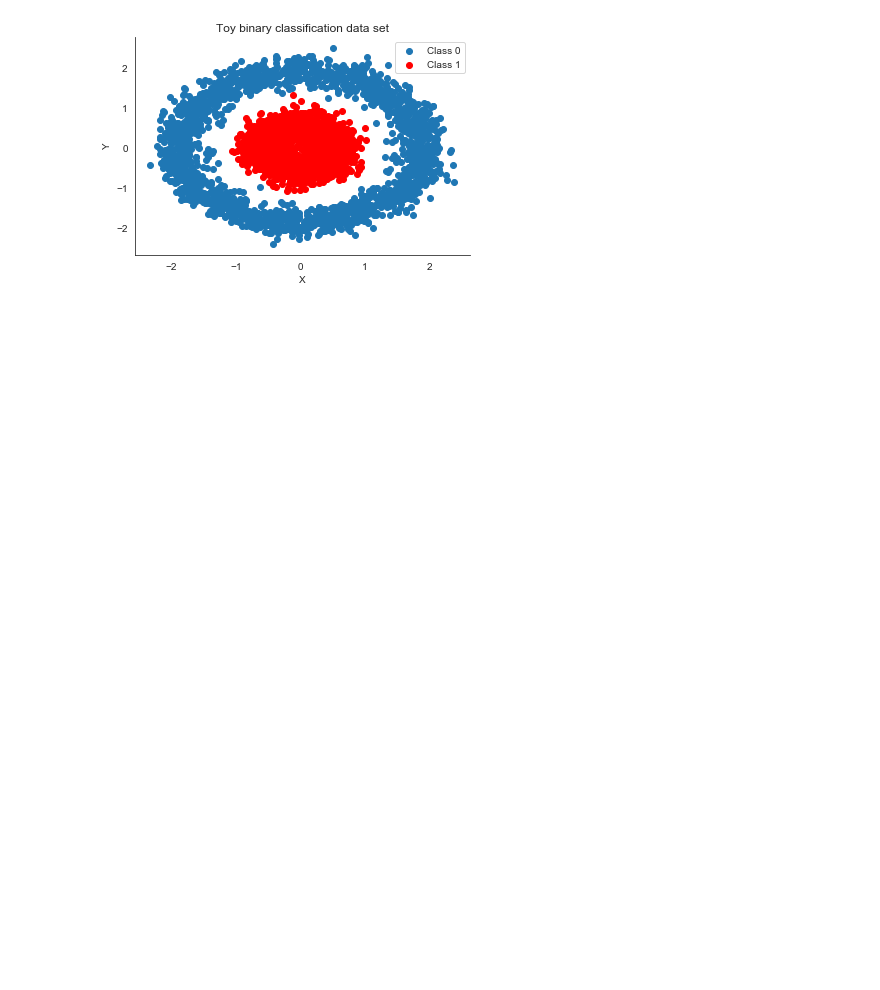
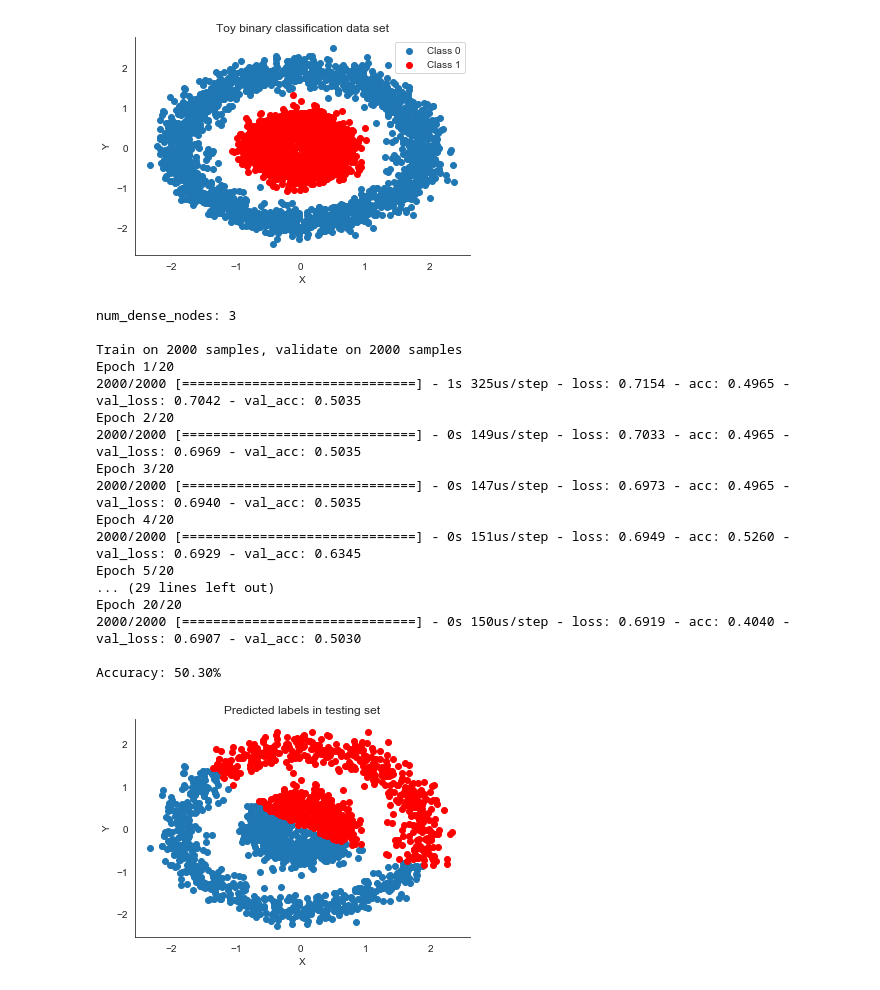
Before and after one commit to soulforger0/GPopt_4_Bayesian_NN, a Jupyter notebook: GPopt_4_NN.ipynb, the cells around one changed output. Cells and saved outputs as stored; diff of their text form; code cells hidden in the pictures; blank space fills up the shorter version.

```diff
--- a/GPopt_4_NN.ipynb
+++ b/GPopt_4_NN.ipynb
@@ -53,0 +82,9 @@ default_parameters = [2]
+# %%
+best_accuracy = 0.0
+best_parameter = 0
+
+# keep a list of tried parameter
+parameter_hist = []
+
+# keep a list of accuracy hist
+acc_hist = []
@@ -53,0 +183,34 @@ default_parameters = [2]
+# %%
+
+# test a NN with hand pick paranmeter
+fitness(x=[3])
+
+
+# reset all history and best accuracy
+best_accuracy = 0.0
+best_parameter = 0
+
+# keep a list of tried parameter
+parameter_hist = []
+
+# keep a list of accuracy hist
+acc_hist = []
+# %% [output]
+num_dense_nodes: 3
+
+Train on 2000 samples, validate on 2000 samples
+Epoch 1/20
+2000/2000 [==============================] - 1s 325us/step - loss: 0.7154 - acc: 0.4965 - val_loss: 0.7042 - val_acc: 0.5035
+Epoch 2/20
+2000/2000 [==============================] - 0s 149us/step - loss: 0.7033 - acc: 0.4965 - val_loss: 0.6969 - val_acc: 0.5035
+Epoch 3/20
+2000/2000 [==============================] - 0s 147us/step - loss: 0.6973 - acc: 0.4965 - val_loss: 0.6940 - val_acc: 0.5035
+Epoch 4/20
+2000/2000 [==============================] - 0s 151us/step - loss: 0.6949 - acc: 0.5260 - val_loss: 0.6929 - val_acc: 0.6345
+Epoch 5/20
+... (29 lines left out)
+Epoch 20/20
+2000/2000 [==============================] - 0s 150us/step - loss: 0.6919 - acc: 0.4040 - val_loss: 0.6907 - val_acc: 0.5030
+
+Accuracy: 50.30%
+[figure, added]
```
Also changed, not shown: parts of 22 cells of this notebook.
